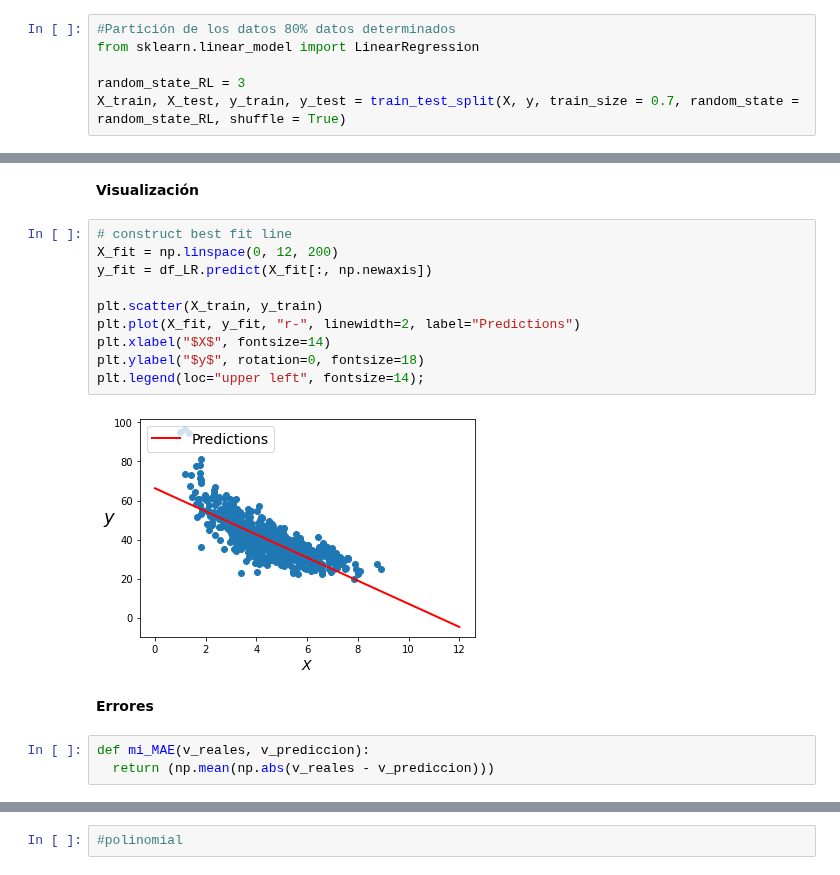
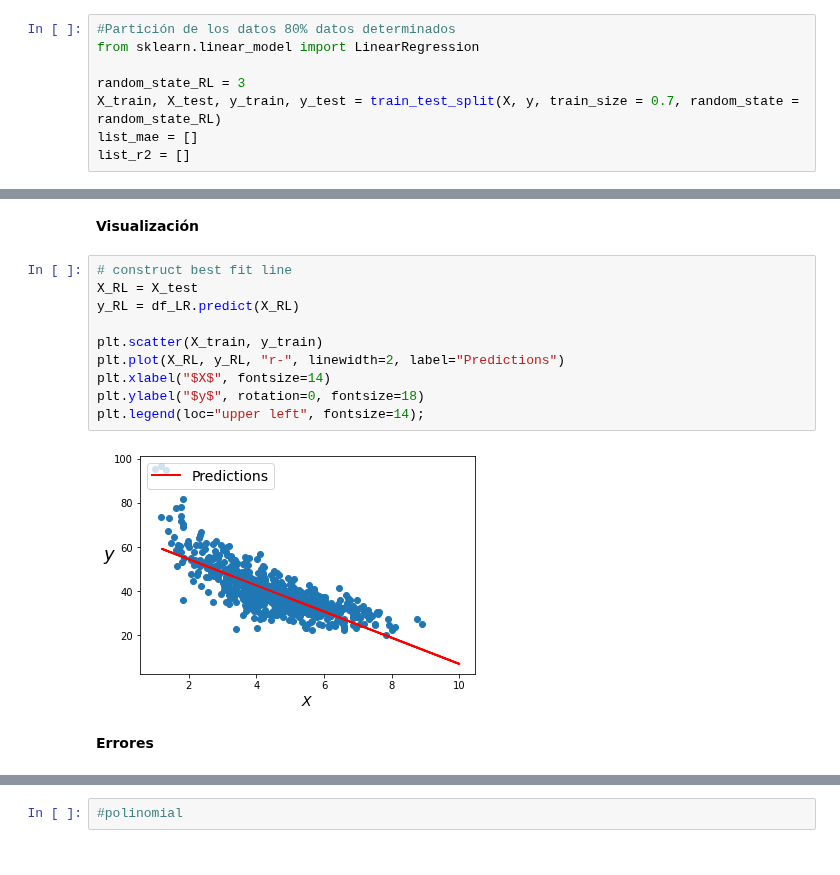
Before and after one commit to PosgradoMNA/actividades-de-aprendizaje-A01793918_HelmyMoreno, a Jupyter notebook: Actividad_7_Regresion_lineal_polinomial.ipynb, the cells around one changed output, grey strips where cells are left out. Drawn from its saved outputs; the diff is of its cells as text.

```diff
--- a/Actividad_7_Regresion_lineal_polinomial.ipynb
+++ b/Actividad_7_Regresion_lineal_polinomial.ipynb
@@ -293,7 +311,9 @@ plt.plot(X,y,'b.')
 from sklearn.linear_model import LinearRegression
 
 random_state_RL = 3
-X_train, X_test, y_train, y_test = train_test_split(X, y, train_size = 0.7, random_state = random_state_RL, shuffle = True)
+X_train, X_test, y_train, y_test = train_test_split(X, y, train_size = 0.7, random_state = random_state_RL)
+list_mae = []
+list_r2 = []
 # %%
 X_train, y_test.shape
 # %% [output]
@@ -323,18 +343,15 @@ LinearRegression()
 **Visualización**
 # %%
 # construct best fit line
-X_fit = np.linspace(0, 12, 200)
-y_fit = df_LR.predict(X_fit[:, np.newaxis])
+X_RL = X_test
+y_RL = df_LR.predict(X_RL)
 
 plt.scatter(X_train, y_train)
-plt.plot(X_fit, y_fit, "r-", linewidth=2, label="Predictions")
+plt.plot(X_RL, y_RL, "r-", linewidth=2, label="Predictions")
 plt.xlabel("$X$", fontsize=14)
 plt.ylabel("$y$", rotation=0, fontsize=18)
 plt.legend(loc="upper left", fontsize=14);
 # %% [output]
-[figure, old version]
+[figure, new version]
 # %% [markdown]
 **Errores**
-# %%
-def mi_MAE(v_reales, v_prediccion):
-  return (np.mean(np.abs(v_reales - v_prediccion)))
```
Also changed, not shown: parts of 10 cells of this notebook.
